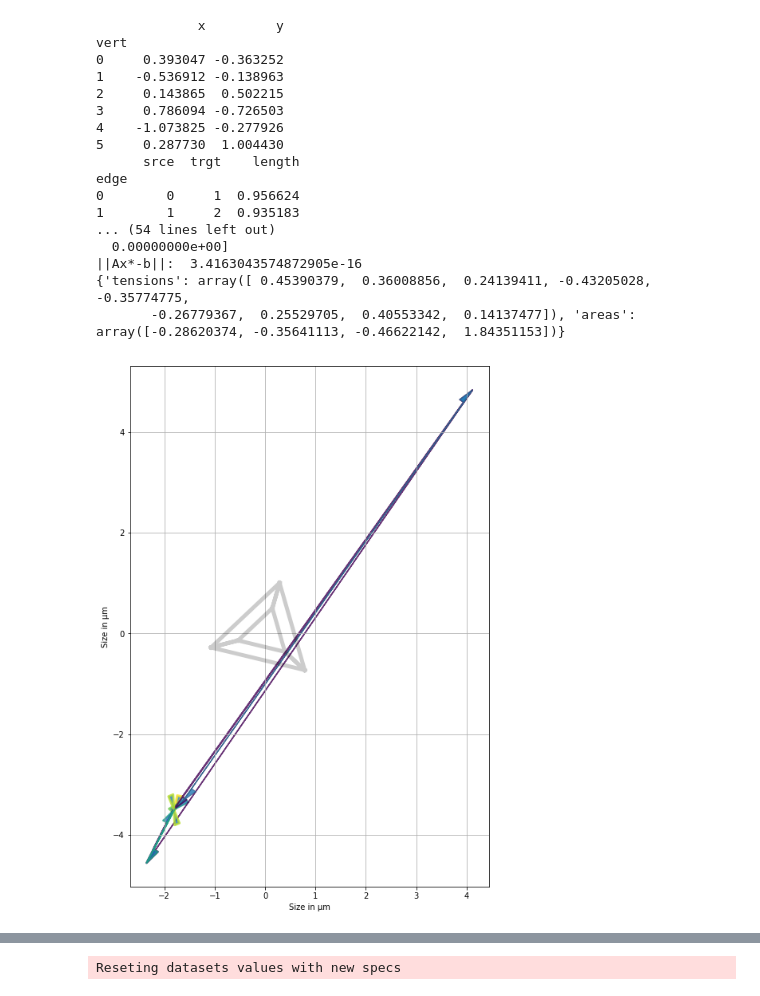
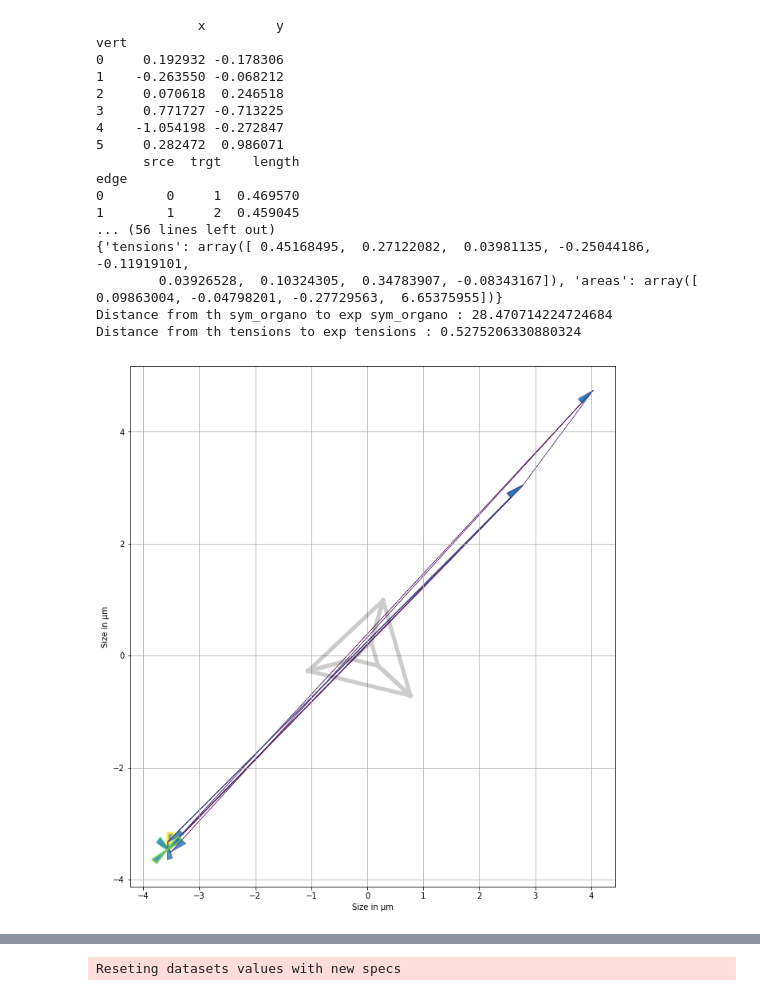
Before and after one commit to felixquinton/tyssue-taylor, a Jupyter notebook: notebooks/fi_investigation.ipynb, the cells around one changed output, grey strips where cells are left out. Drawn from its saved outputs; the diff is of its cells as text; code cells hidden in the pictures.

Commit message:
investigating force inference... adding a procedure for multi param opt.

```diff
--- a/notebooks/fi_investigation.ipynb
+++ b/notebooks/fi_investigation.ipynb
@@ -23,22 +29,7 @@ from tyssue_taylor.adjusters.force_inference import infer_forces, _coef_matrix,
 # %%
 nb_cells = 3
 r_in = 1
-r_out = 2
+r_out = 4
-# %%
-def print_tensions(exp_organo, th_organo):
-    draw_specs = sheet_spec()
-    tension_max = np.max(exp_organo.edge_df.line_tension.values.copy())
-    edge_color = 1/tension_max*exp_organo.edge_df.line_tension.values.copy()
-    cmap = plt.cm.get_cmap('viridis')
-    edge_cmap = cmap(edge_color)
-    draw_specs['vert']['visible'] = False
-    draw_specs['edge']['color'] = edge_cmap
-    draw_specs['edge']['width'] = 0.25+3*edge_color
-    fig, ax = quick_edge_draw(th_organo, lw=5, c='k', alpha=0.2)
-    fig, ax = sheet_view(exp_organo, ax=ax, **draw_specs)
-    fig.set_size_inches(12, 12)
-    plt.xlabel('Size in µm')
-    plt.ylabel('Size in µm')
 # %%
 organo = generate_ring(nb_cells, r_in, r_out)
 Nf= organo.Nf
@@ -57,7 +48,7 @@ specs = {
         'ux': 0.,
         'uy': 0.,
         'uz': 0.,
-        'line_tension': 0.1,
+        'line_tension': 0.001,
         'is_active': 1
         },
     'vert':{
@@ -68,7 +59,7 @@ specs = {
         },
     'settings': {
         'lumen_elasticity': 0.1,
-        'lumen_prefered_vol': organo.settings['lumen_volume'],
+        'lumen_prefered_vol': organo.settings['lumen_volume']*1.1,
         'lumen_volume': organo.settings['lumen_volume']
         }
     }
@@ -77,10 +68,11 @@ organo.update_specs(specs, reset=True)
 organo.edge_df.loc[:nb_cells, 'line_tension'] *= 2
 organo.edge_df.loc[nb_cells:2*nb_cells, 'line_tension'] = 0
 organo.vert_df.loc[:, 'x'] = (organo.vert_df.x.copy() * np.cos(np.pi/12) -
-                                  organo.vert_df.y.copy() * np.sin(np.pi/12))
+                              organo.vert_df.y.copy() * np.sin(np.pi/12))
 organo.vert_df.loc[:, 'y'] = (organo.vert_df.x.copy() * np.sin(np.pi/12) +
-                                  organo.vert_df.y.copy() * np.cos(np.pi/12))
+                              organo.vert_df.y.copy() * np.cos(np.pi/12))
 normalize_scale(organo, geom, refer='edges')
 geom.update_all(organo)
+Solver.find_energy_min(organo, geom, model)
 # %% [output]
 Reseting datasets values with new specs
@@ -91,46 +381,46 @@ print_tensions(organo, organo)
 # %%
 sym_organo = organo.copy()
 coefs = _coef_matrix(sym_organo, 'areas')
 constant = _right_side(sym_organo, coefs)
 # DF_CONSTANT.to_csv('b_'+str(NF)+'cells.csv', index=False)
 # RES_INFERENCE = _linear_model(ORGANO, 'areas')
 # RES_INFERENCE = _qp_model(ORGANO, 'simple', True, 0)
 res_inference = infer_forces(sym_organo, method='LINALG',
                              sup_param='areas', no_scale=False)
 to_vect_res = np.hstack((res_inference['tensions'],
                          res_inference['areas']))
 print(organo.vert_df.loc[:, ('x', 'y')])
 print(organo.edge_df.loc[:, ('srce', 'trgt', 'length')])
 print('A :\n', coefs)
 print('b :', constant)
 print('Ax*-b: ', np.dot(coefs, to_vect_res)-constant)
 print('||Ax*-b||: ', np.linalg.norm(np.dot(coefs, to_vect_res) -
                                     constant))
 print(res_inference)
-organo.edge_df.line_tension = prepare_tensions(sym_organo, res_inference['tensions'])
+sym_organo.edge_df.line_tension = prepare_tensions(sym_organo, res_inference['tensions'])
 Solver.find_energy_min(sym_organo, geom, model)
 print_tensions(sym_organo, organo)
 print('Distance from th sym_organo to exp sym_organo : ' +
-      str(np.sum(np.linalg.norm(_distance(sym_organo, fi_sym_organo), axis=1))))
+      str(np.sum(np.linalg.norm(_distance(sym_organo, organo), axis=1))))
 print('Distance from th tensions to exp tensions : ' +
-      str(np.sum(np.linalg.norm(sym_organo.edge_df.line_tension[:3*nb_cells] -
-                                fi_sym_organo.edge_df.line_tension[:3*nb_cells]))))
+      str(np.sum(np.linalg.norm(organo.edge_df.line_tension[:3*nb_cells] -
+                                sym_organo.edge_df.line_tension[:3*nb_cells]))))
 # %% [output]
              x         y
 vert
-0     0.393047 -0.363252
-1    -0.536912 -0.138963
-2     0.143865  0.502215
-3     0.786094 -0.726503
-4    -1.073825 -0.277926
-5     0.287730  1.004430
+0     0.192932 -0.178306
+1    -0.263550 -0.068212
+2     0.070618  0.246518
+3     0.771727 -0.713225
+4    -1.054198 -0.272847
+5     0.282472  0.986071
       srce  trgt    length
 edge
-0        0     1  0.956624
-1        1     2  0.935183
-... (54 lines left out)
-  0.00000000e+00]
-||Ax*-b||:  3.4163043574872905e-16
-{'tensions': array([ 0.45390379,  0.36008856,  0.24139411, -0.43205028, -0.35774775,
-       -0.26779367,  0.25529705,  0.40553342,  0.14137477]), 'areas': array([-0.28620374, -0.35641113, -0.46622142,  1.84351153])}
+0        0     1  0.469570
+1        1     2  0.459045
+... (56 lines left out)
+{'tensions': array([ 0.45168495,  0.27122082,  0.03981135, -0.25044186, -0.11919101,
+        0.03926528,  0.10324305,  0.34783907, -0.08343167]), 'areas': array([ 0.09863004, -0.04798201, -0.27729563,  6.65375955])}
+Distance from th sym_organo to exp sym_organo : 28.470714224724684
+Distance from th tensions to exp tensions : 0.5275206330880324
-[figure, old version]
+[figure, new version]
```
Also changed, not shown: parts of 30 cells of this notebook, 14 other files.
